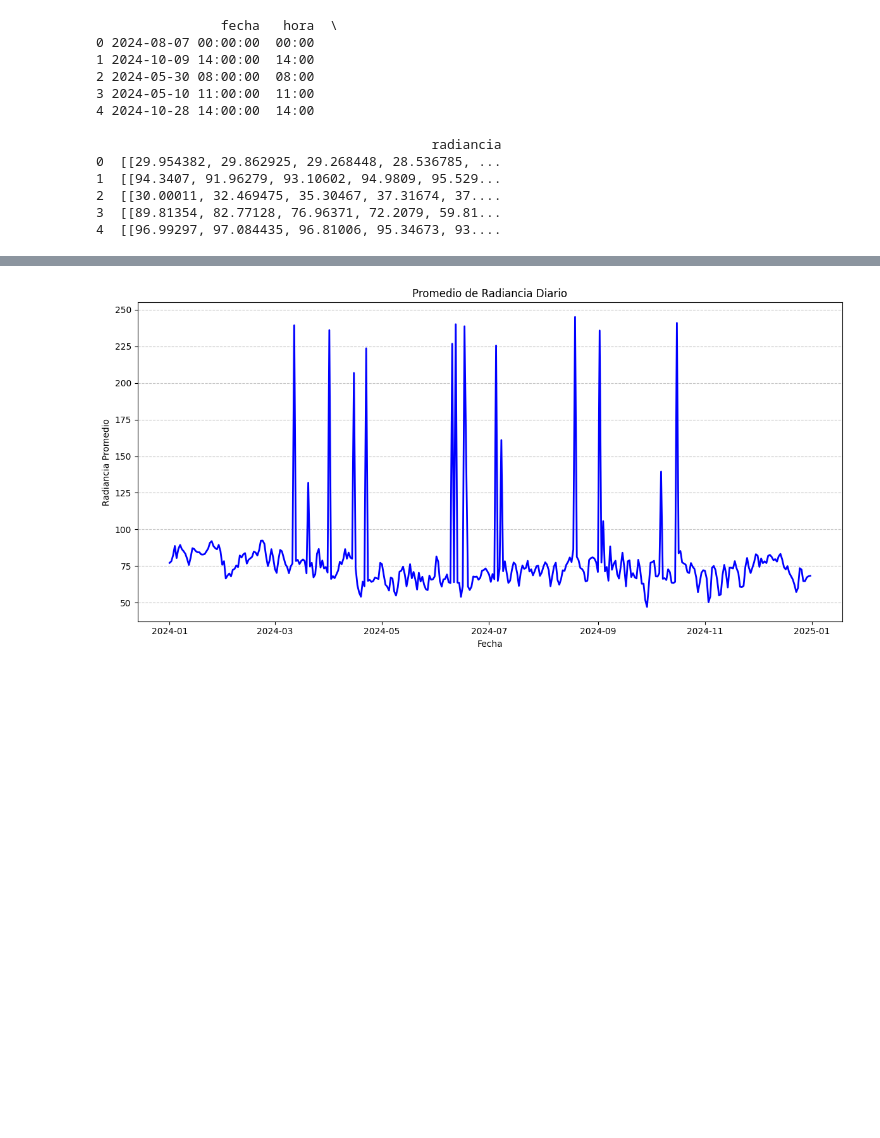
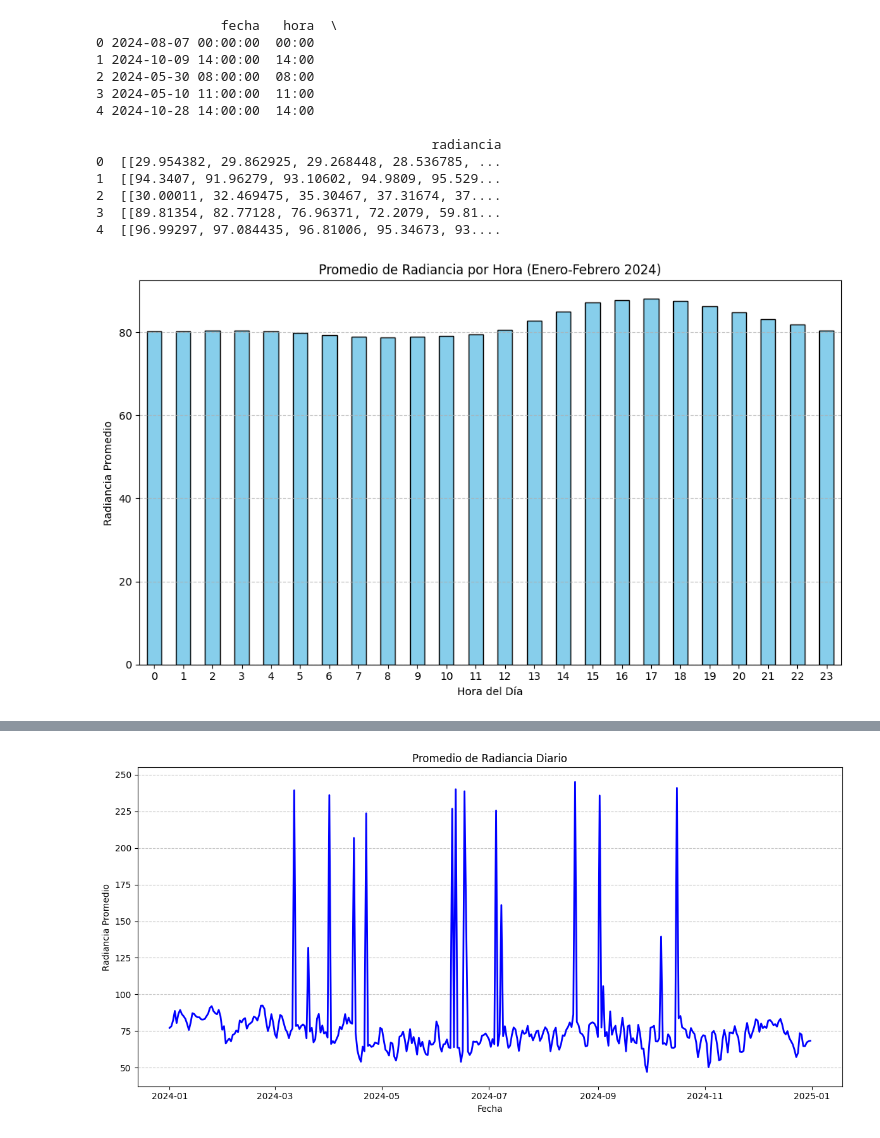
Before and after one commit to alwos19/monografia_esp_cd, a Jupyter notebook: G02.ipynb, the cells around one changed output, grey strips where cells are left out. Cells and saved outputs as stored; diff of their text form; code cells hidden in the pictures; blank space fills up the shorter version.

```diff
--- a/G02.ipynb
+++ b/G02.ipynb
@@ -79,3 +79,24 @@ print(df_imagenes.head())
 2  [[30.00011, 32.469475, 35.30467, 37.31674, 37....
 3  [[89.81354, 82.77128, 76.96371, 72.2079, 59.81...
 4  [[96.99297, 97.084435, 96.81006, 95.34673, 93....
+# %%
+# Filtrar las fechas entre 2024-01-01 y 2024-02-28
+fecha_inicio = pd.Timestamp('2024-01-01')
+fecha_fin = pd.Timestamp('2024-02-28')
+df_filtrado = df_imagenes[(df_imagenes['fecha'] >= fecha_inicio) & (df_imagenes['fecha'] <= fecha_fin)]
+
+# Calcular el promedio de radiancia por hora
+promedio_por_hora = df_filtrado.groupby(df_filtrado['fecha'].dt.hour)['radiancia_promedio'].mean()
+
+# Graficar el promedio de radiancia por hora
+plt.figure(figsize=(10, 6))
+promedio_por_hora.plot(kind='bar', color='skyblue', edgecolor='black')
+plt.title("Promedio de Radiancia por Hora (Enero-Febrero 2024)")
+plt.xlabel("Hora del Día")
+plt.ylabel("Radiancia Promedio")
+plt.xticks(rotation=0)
+plt.grid(axis='y', linestyle='--', alpha=0.7)
+plt.tight_layout()
+plt.show()
+# %% [output]
+[figure, added]
```
Also changed, not shown: parts of 1 cell of this notebook.
